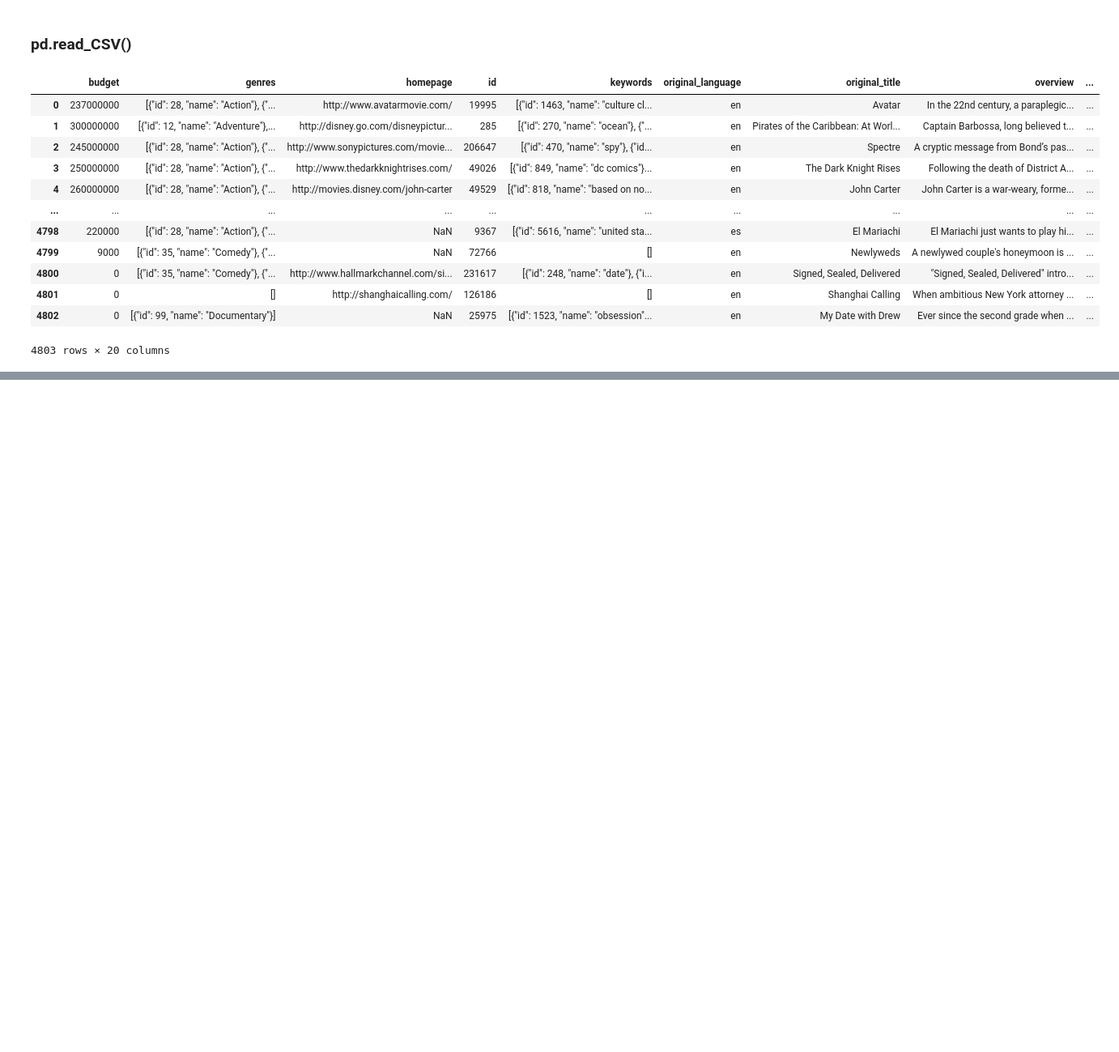
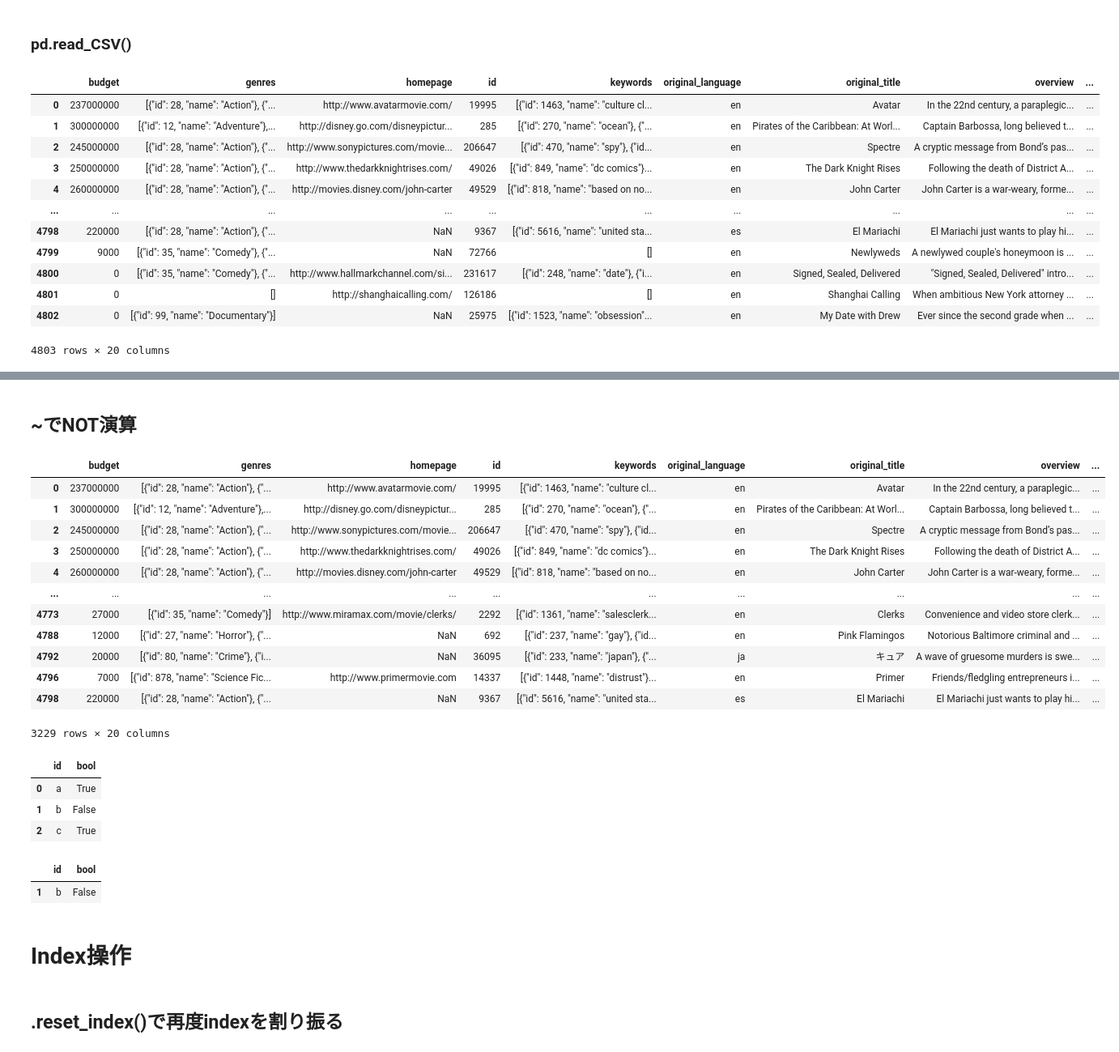
Before and after one commit to tatsu1015/python_learning, a Jupyter notebook: work/udemy_kame_python/201228_Pandas.ipynb, the cells around one changed output, grey strips where cells are left out. Shown: that part at 81% size. Cells and saved outputs as stored; diff of their text form; code cells hidden in the pictures; blank space fills up the shorter version.

```diff
--- a/work/udemy_kame_python/201228_Pandas.ipynb
+++ b/work/udemy_kame_python/201228_Pandas.ipynb
@@ -115,0 +321,3 @@ df
+# %%
+df = pd.read_csv('dataset/tmdb_5000_movies.csv')
+df
@@ -115,0 +368,20 @@ df
+# %% [markdown]
+## ~でNOT演算
+# %%
+# 予算も売り上げも0ではない
+# 「予算もしくは売り上げが０」ではない
+df[~((df['budget' ] == 0) | (df['revenue'] == 0))]
+# %% [output]
+|  | budget | genres | homepage | id | keywords | original_language | original_title | overview | ... |
+| 0 | 237000000 | [{"id": 28, "name": "Action"}, {"... | http://www.avatarmovie.com/ | 19995 | [{"id": 1463, "name": "culture cl... | en | Avatar | In the 22nd century, a paraplegic... | ... |
+| 1 | 300000000 | [{"id": 12, "name": "Adventure"},... | http://disney.go.com/disneypictur... | 285 | [{"id": 270, "name": "ocean"}, {"... | en | Pirates of the Caribbean: At Worl... | Captain Barbossa, long believed t... | ... |
+| 2 | 245000000 | [{"id": 28, "name": "Action"}, {"... | http://www.sonypictures.com/movie... | 206647 | [{"id": 470, "name": "spy"}, {"id... | en | Spectre | A cryptic message from Bond’s pas... | ... |
+| 3 | 250000000 | [{"id": 28, "name": "Action"}, {"... | http://www.thedarkknightrises.com/ | 49026 | [{"id": 849, "name": "dc comics"}... | en | The Dark Knight Rises | Following the death of District A... | ... |
+| 4 | 260000000 | [{"id": 28, "name": "Action"}, {"... | http://movies.disney.com/john-carter | 49529 | [{"id": 818, "name": "based on no... | en | John Carter | John Carter is a war-weary, forme... | ... |
+| ... | ... | ... | ... | ... | ... | ... | ... | ... | ... |
+| 4773 | 27000 | [{"id": 35, "name": "Comedy"}] | http://www.miramax.com/movie/clerks/ | 2292 | [{"id": 1361, "name": "salesclerk... | en | Clerks | Convenience and video store clerk... | ... |
+| 4788 | 12000 | [{"id": 27, "name": "Horror"}, {"... | NaN | 692 | [{"id": 237, "name": "gay"}, {"id... | en | Pink Flamingos | Notorious Baltimore criminal and ... | ... |
+| 4792 | 20000 | [{"id": 80, "name": "Crime"}, {"i... | NaN | 36095 | [{"id": 233, "name": "japan"}, {"... | ja | キュア | A wave of gruesome murders is swe... | ... |
+| 4796 | 7000 | [{"id": 878, "name": "Science Fic... | http://www.primermovie.com | 14337 | [{"id": 1448, "name": "distrust"}... | en | Primer | Friends/fledgling entrepreneurs i... | ... |
+| 4798 | 220000 | [{"id": 28, "name": "Action"}, {"... | NaN | 9367 | [{"id": 5616, "name": "united sta... | es | El Mariachi | El Mariachi just wants to play hi... | ... |
+3229 rows × 20 columns
@@ -115,0 +392,17 @@ df
+# %%
+df = pd.DataFrame(data)
+df
+# %% [output]
+|  | id | bool |
+| 0 | a | True |
+| 1 | b | False |
+| 2 | c | True |
+# %%
+df[~df['bool']]
+# %% [output]
+|  | id | bool |
+| 1 | b | False |
+# %% [markdown]
+# Index操作
+# %% [markdown]
+## .reset_index()で再度indexを割り振る
```
Also changed, not shown: parts of 127 cells of this notebook, 1 other file.
